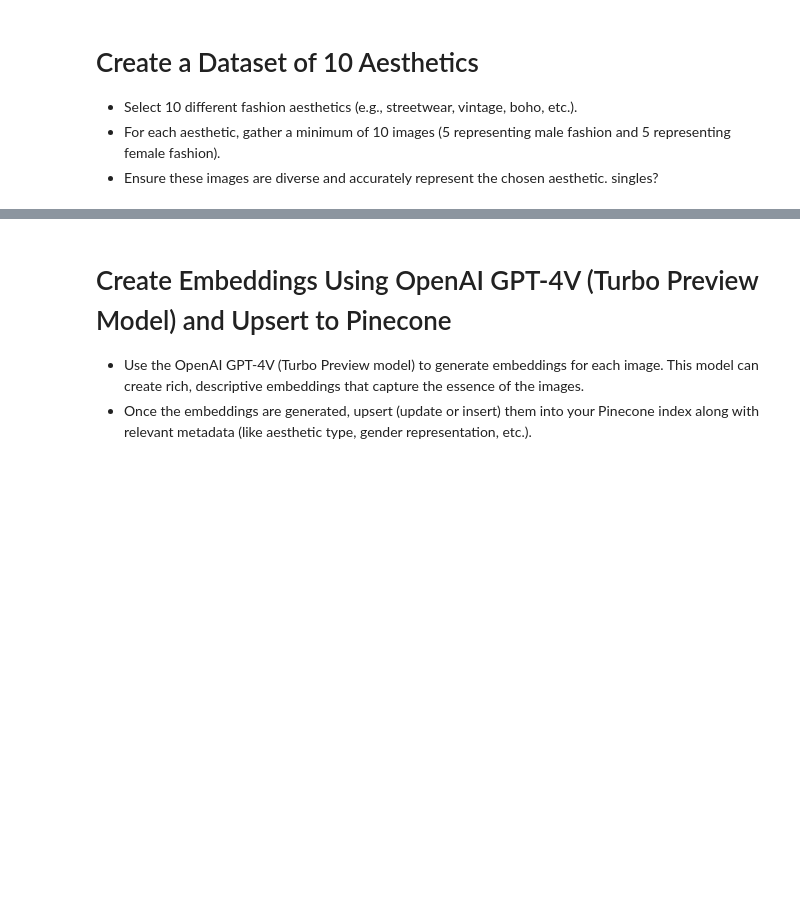
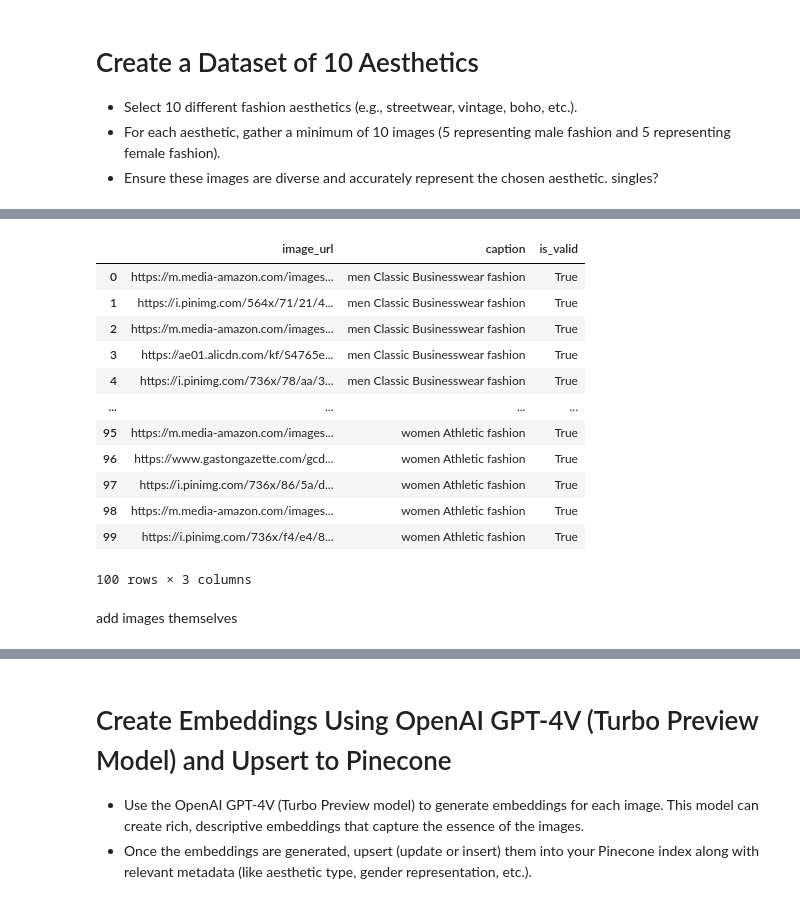
Before and after one commit to AdiA32/ImageAesthetic, a Jupyter notebook: Aesthetic_Classifier.ipynb, the cells around one changed output, grey strips where cells are left out. Saved outputs shown, nothing was run; the diff lists cells and outputs as text; code cells hidden in the pictures; blank space fills up the shorter version.

```diff
--- a/Aesthetic_Classifier.ipynb
+++ b/Aesthetic_Classifier.ipynb
@@ -241,9 +248,0 @@ def download_images(image, base_folder, verbose=False):
-# %%
-images = get_style_images(styles)
-
-import pickle
-
-# Save the object to a file
-file_path = '/images.pkl'
-with open(file_path, 'wb') as file:
-    pickle.dump(images, file)
@@ -252,7 +248,0 @@ save this so i dont have to use the api later again. (its expensive)
-# %%
-# Load the images object from the file
-with open(file_path, 'rb') as file:
-    images2 = pickle.load(file)
-
-# Now you can use `images` instead of running `get_style_images(styles)` again
-images = images2
@@ -283,0 +269,23 @@ https://i.pinimg.com/736x/f4/e4/8b/f4e48bf36ca3f58304c4f8e4002122c6.jpg
+# %%
+def get_style_images(styles, num_results_per_gender=5):
+    images = []
+    for style in styles:
+        for gender in ["men", "women"]:
+            try:
+                temp = get_styles(style, gender, num_results_per_gender)
+                for url in temp:
+                    images.append({
+                        "image_url": url,
+                        "caption": f"{gender} {style} fashion"
+                    })
+            except Exception as e:
+                print(f"Error occurred for style: {style}, gender: {gender}, error: {e}")
+    return images
+
+# Assuming styles is your list of styles
+image_data = get_style_images(styles)
+
+# Create DataFrame
+image_data_df = pd.DataFrame(image_data)
+
+image_data_df
@@ -283,0 +306,18 @@ https://i.pinimg.com/736x/f4/e4/8b/f4e48bf36ca3f58304c4f8e4002122c6.jpg
+# %%
+# are urls valid?
+image_data_df["is_valid"] = image_data_df["image_url"].apply(check_valid_URLs)
+image_data_df
+# %% [output]
+|  | image_url | caption | is_valid |
+| 0 | https://m.media-amazon.com/images... | men Classic Businesswear fashion | True |
+| 1 | https://i.pinimg.com/564x/71/21/4... | men Classic Businesswear fashion | True |
+| 2 | https://m.media-amazon.com/images... | men Classic Businesswear fashion | True |
+| 3 | https://ae01.alicdn.com/kf/S4765e... | men Classic Businesswear fashion | True |
+| 4 | https://i.pinimg.com/736x/78/aa/3... | men Classic Businesswear fashion | True |
+| ... | ... | ... | ... |
+| 95 | https://m.media-amazon.com/images... | women Athletic fashion | True |
+| 96 | https://www.gastongazette.com/gcd... | women Athletic fashion | True |
+| 97 | https://i.pinimg.com/736x/86/5a/d... | women Athletic fashion | True |
+| 98 | https://m.media-amazon.com/images... | women Athletic fashion | True |
+| 99 | https://i.pinimg.com/736x/f4/e4/8... | women Athletic fashion | True |
+100 rows × 3 columns
@@ -283,0 +327,2 @@ https://i.pinimg.com/736x/f4/e4/8b/f4e48bf36ca3f58304c4f8e4002122c6.jpg
+# %% [markdown]
+add images themselves
```
Also changed, not shown: parts of 32 cells of this notebook.
